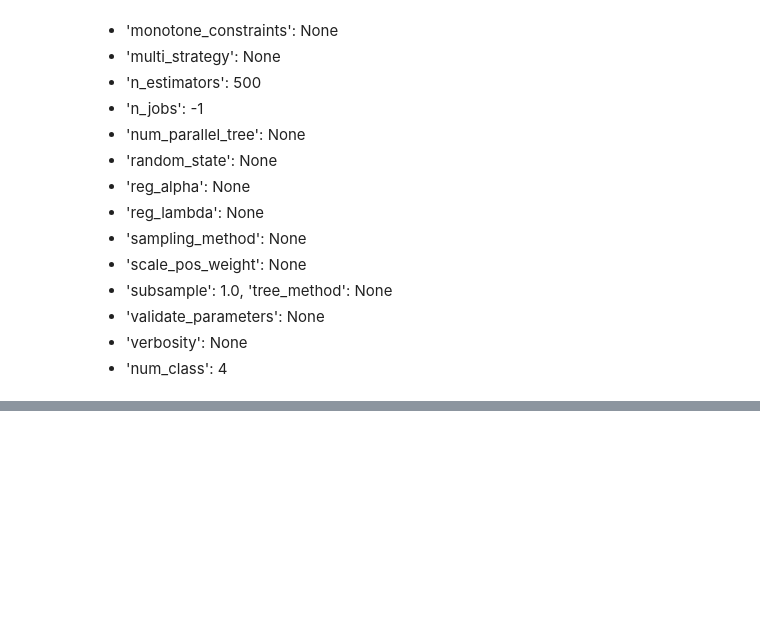
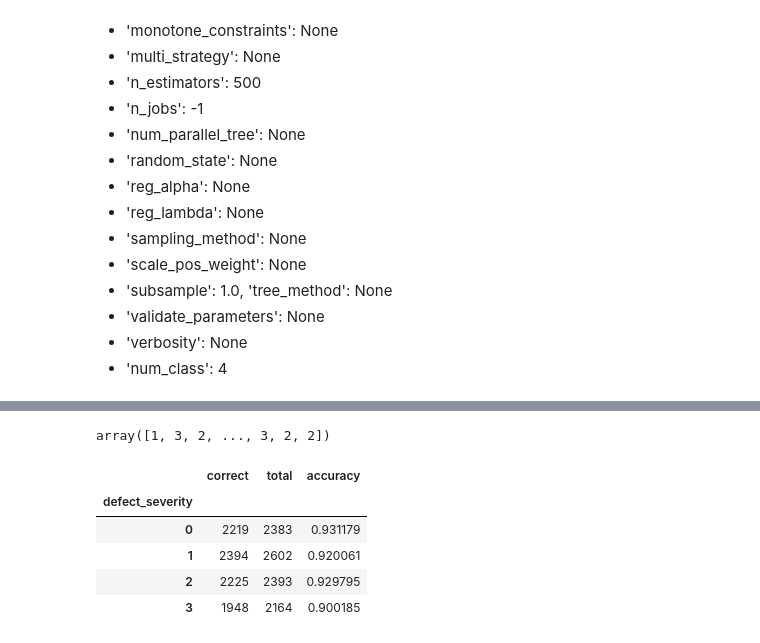
Before and after one commit to djmans630/DSC148_Project, a Jupyter notebook: DSC148_Final_Project_Daniel.ipynb, the cells around one changed output, grey strips where cells are left out. Saved outputs shown, nothing was run; the diff lists cells and outputs as text; code cells hidden in the pictures; blank space fills up the shorter version.

Commit message:
evaluation statistics added

```diff
--- a/DSC148_Final_Project_Daniel.ipynb
+++ b/DSC148_Final_Project_Daniel.ipynb
@@ -949,0 +968,4 @@ Best Random Forest
+# %%
+# Test Set Evaluation
+test_preds_rf = best_rf.predict(X_test)
+print("Accuracy:", accuracy_score(test_preds_rf, y_test))
@@ -1071,0 +1127,22 @@ Best Boosting
+# %%
+test_preds_rf
+# %% [output]
+array([1, 3, 2, ..., 3, 2, 2])
+# %%
+y_test_analysis = y_test.to_frame()
+# %%
+y_test_analysis['preds'] = test_preds_rf
+# %%
+y_test_analysis['correct'] = (y_test_analysis['defect_severity'] == y_test_analysis['preds'])
+# %%
+y_test_analysis.groupby('defect_severity').agg(
+    correct=('correct', 'sum'),
+    total = ('correct', 'size')).assign(
+        accuracy = lambda x: x['correct']/x['total'])
+# %% [output]
+|  | correct | total | accuracy |
+| defect_severity |  |  |  |
+| 0 | 2219 | 2383 | 0.931179 |
+| 1 | 2394 | 2602 | 0.920061 |
+| 2 | 2225 | 2393 | 0.929795 |
+| 3 | 1948 | 2164 | 0.900185 |
```
Also changed, not shown: parts of 19 cells of this notebook.
